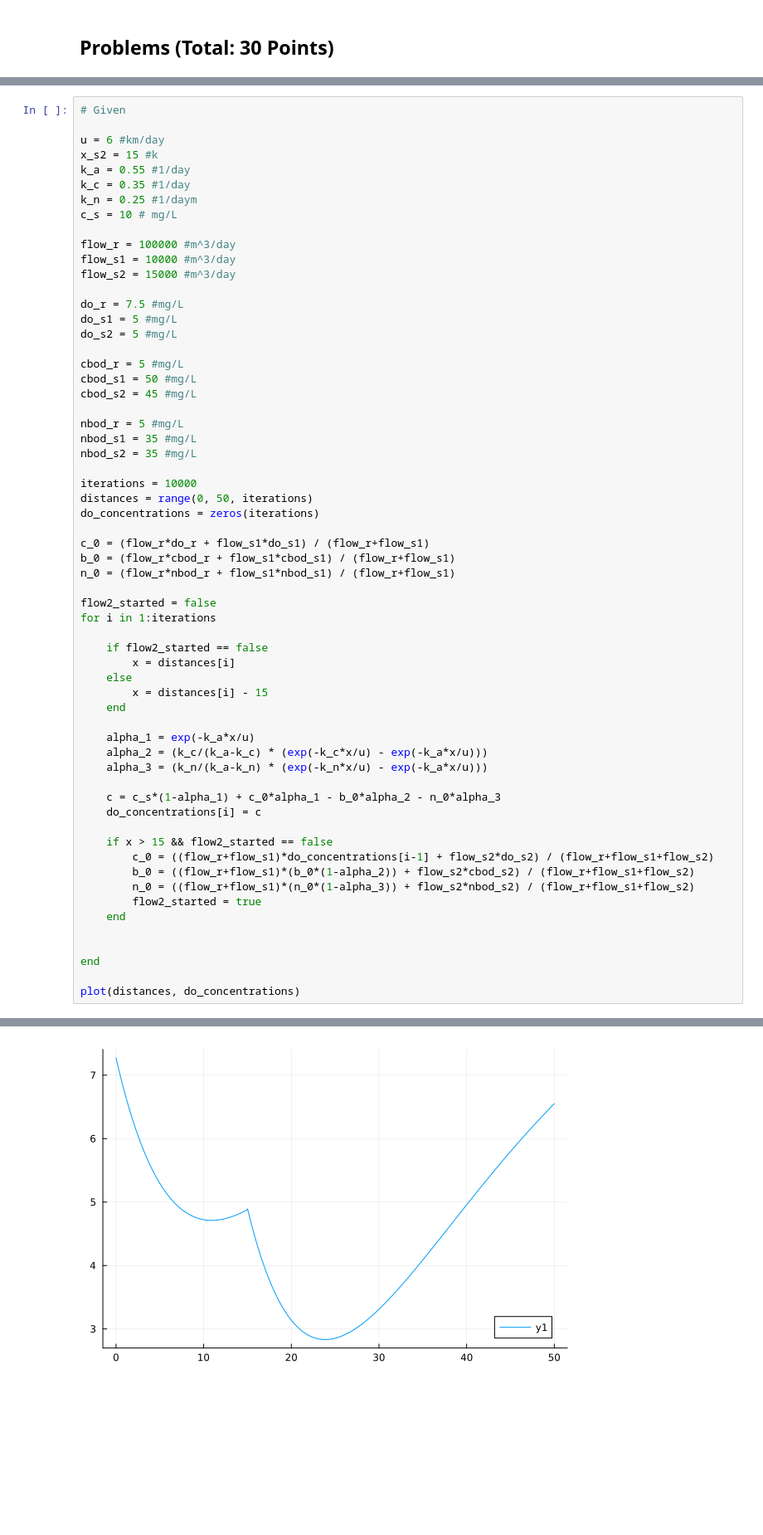
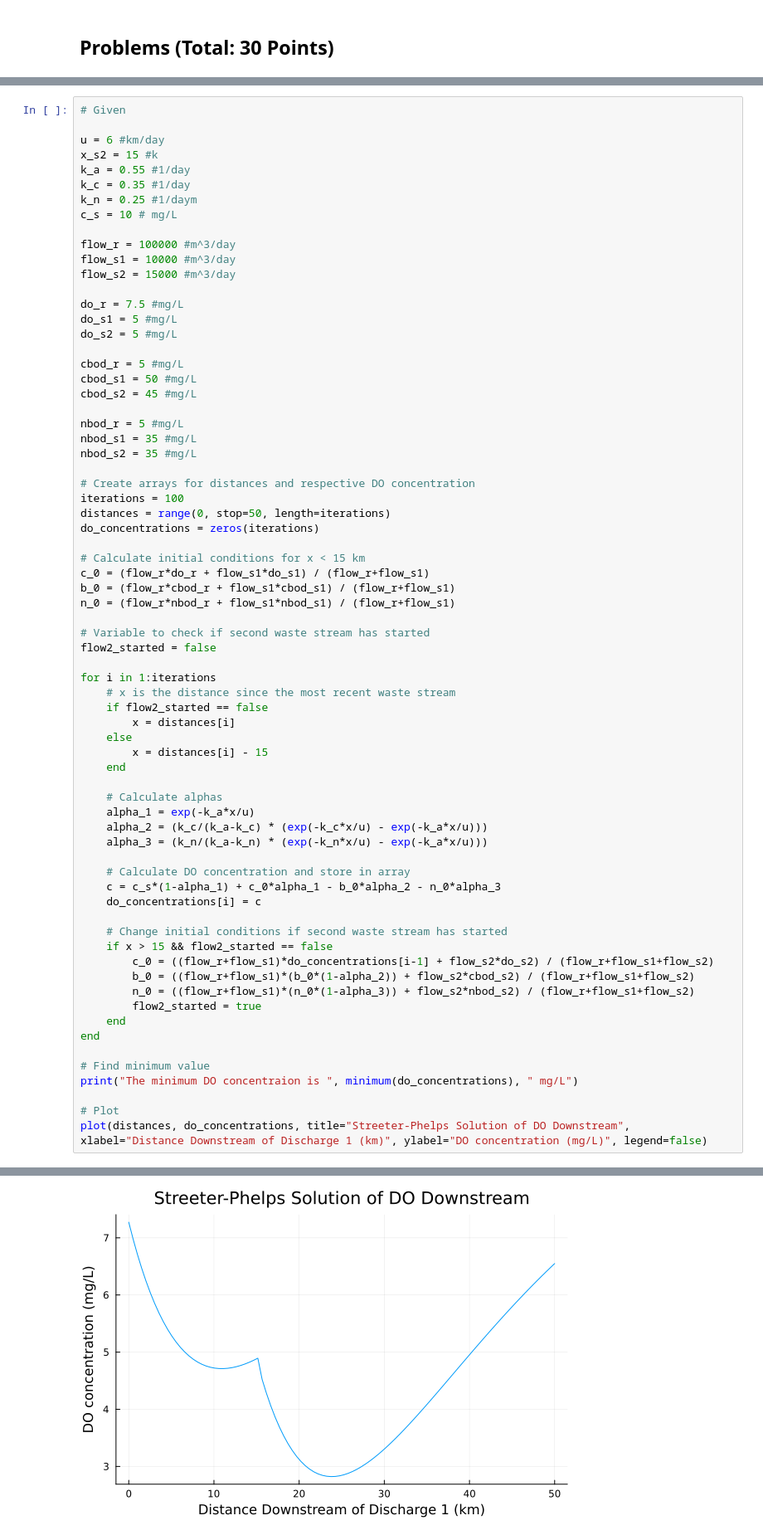
Before and after one commit to BEE4750-FA25/hw3-matty, a Jupyter notebook: hw03.ipynb, the cells around one changed output, grey strips where cells are left out. Shown at 83% size. Drawn from its saved outputs; the diff is of its cells as text; blank space fills up the shorter version.

Commit message:
1.2 started

```diff
--- a/hw03.ipynb
+++ b/hw03.ipynb
@@ -114,39 +108,48 @@ nbod_r = 5 #mg/L
 nbod_s1 = 35 #mg/L
 nbod_s2 = 35 #mg/L
 
-iterations = 10000
-distances = range(0, 50, iterations)
+# Create arrays for distances and respective DO concentration
+iterations = 100
+distances = range(0, stop=50, length=iterations)
 do_concentrations = zeros(iterations)
 
+# Calculate initial conditions for x < 15 km
 c_0 = (flow_r*do_r + flow_s1*do_s1) / (flow_r+flow_s1)
 b_0 = (flow_r*cbod_r + flow_s1*cbod_s1) / (flow_r+flow_s1)
 n_0 = (flow_r*nbod_r + flow_s1*nbod_s1) / (flow_r+flow_s1)
 
+# Variable to check if second waste stream has started
 flow2_started = false
+
 for i in 1:iterations
-
+    # x is the distance since the most recent waste stream
     if flow2_started == false
         x = distances[i]
     else
         x = distances[i] - 15
     end
 
+    # Calculate alphas
     alpha_1 = exp(-k_a*x/u)
     alpha_2 = (k_c/(k_a-k_c) * (exp(-k_c*x/u) - exp(-k_a*x/u)))
     alpha_3 = (k_n/(k_a-k_n) * (exp(-k_n*x/u) - exp(-k_a*x/u)))
 
+    # Calculate DO concentration and store in array
     c = c_s*(1-alpha_1) + c_0*alpha_1 - b_0*alpha_2 - n_0*alpha_3
     do_concentrations[i] = c
 
+    # Change initial conditions if second waste stream has started
     if x > 15 && flow2_started == false
         c_0 = ((flow_r+flow_s1)*do_concentrations[i-1] + flow_s2*do_s2) / (flow_r+flow_s1+flow_s2)
         b_0 = ((flow_r+flow_s1)*(b_0*(1-alpha_2)) + flow_s2*cbod_s2) / (flow_r+flow_s1+flow_s2)
         n_0 = ((flow_r+flow_s1)*(n_0*(1-alpha_3)) + flow_s2*nbod_s2) / (flow_r+flow_s1+flow_s2)
         flow2_started = true
     end
-
-
 end
 
-plot(distances, do_concentrations)
+# Find minimum value
+print("The minimum DO concentraion is ", minimum(do_concentrations), " mg/L")
+
+# Plot
+plot(distances, do_concentrations, title="Streeter-Phelps Solution of DO Downstream", xlabel="Distance Downstream of Discharge 1 (km)", ylabel="DO concentration (mg/L)", legend=false)
 # %% [output]
@@ -154 +157 @@ plot(distances, do_concentrations)
-[figure, old version]
+[figure, new version]
```
Also changed, not shown: parts of 5 cells of this notebook.
